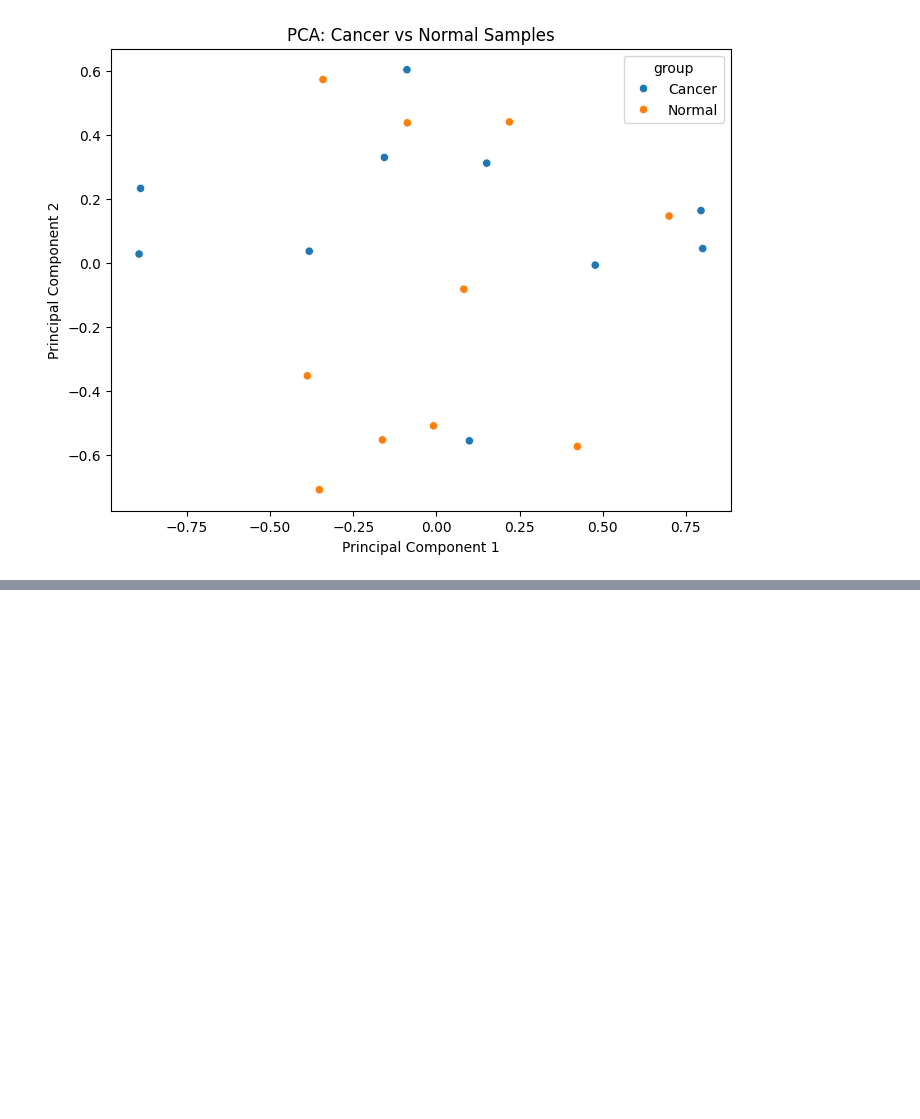
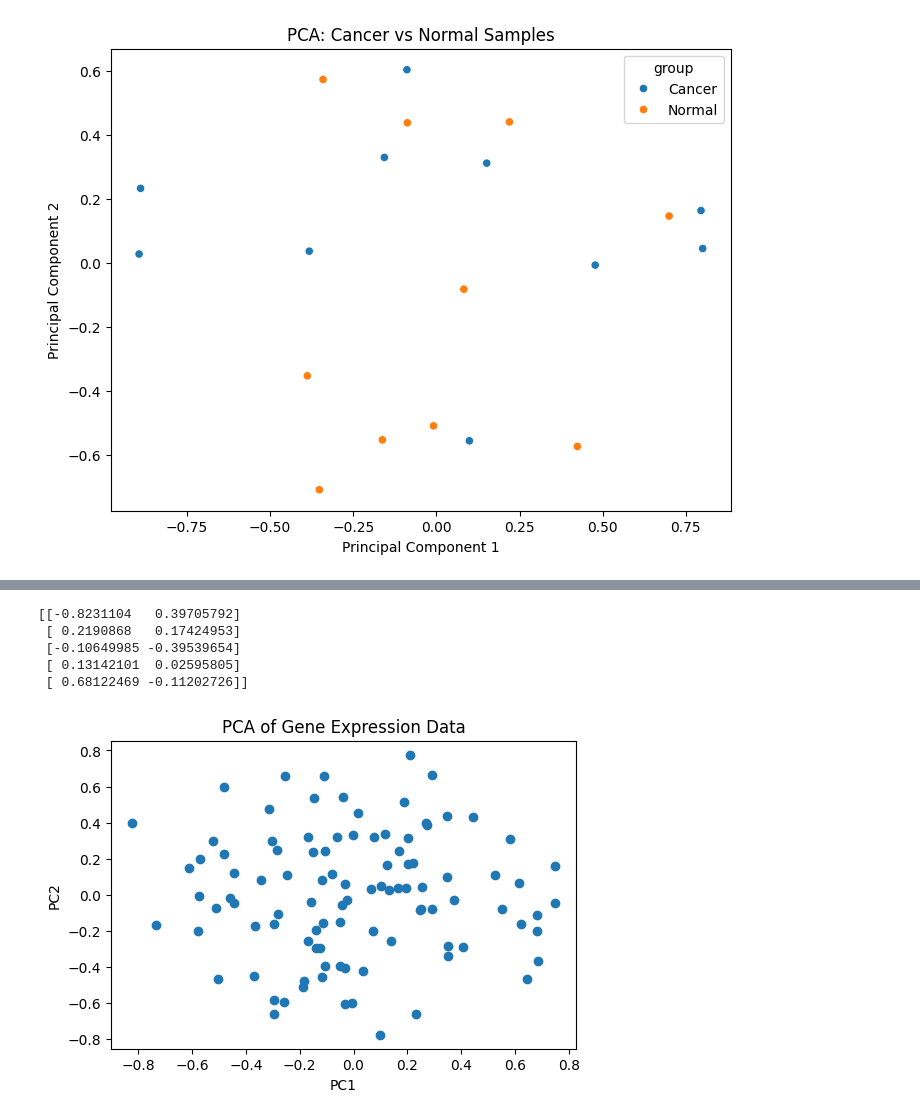
Before and after one commit to gowtham-bioinfo/Cancer-Gene-Expression-Explorer, a Jupyter notebook: Notebook/analysis.ipynb, the cells around one changed output, grey strips where cells are left out. Saved outputs shown, nothing was run; the diff lists cells and outputs as text; code cells hidden in the pictures; blank space fills up the shorter version.

```diff
--- a/Notebook/analysis.ipynb
+++ b/Notebook/analysis.ipynb
@@ -60,0 +69,9 @@ plt.show()
+# %%
+data = np.random.rand(100, 10)
+
+df = pd.DataFrame(
+    data,
+    columns=[f"Gene_{i}" for i in range(10)]
+)
+
+df.head()
@@ -60,0 +87,27 @@ plt.show()
+# %%
+pca = PCA(n_components=2)
+
+pca_result = pca.fit_transform(df)
+
+print(pca_result[:5])
+# %% [output]
+[[-0.8231104   0.39705792]
+ [ 0.2190868   0.17424953]
+ [-0.10649985 -0.39539654]
+ [ 0.13142101  0.02595805]
+ [ 0.68122469 -0.11202726]]
+# %%
+plt.figure(figsize=(6, 4))
+
+plt.scatter(
+    pca_result[:, 0],
+    pca_result[:, 1]
+)
+
+plt.title("PCA of Gene Expression Data")
+plt.xlabel("PC1")
+plt.ylabel("PC2")
+
+plt.show()
+# %% [output]
+[figure, added]
```
Also changed, not shown: parts of 4 cells of this notebook.
